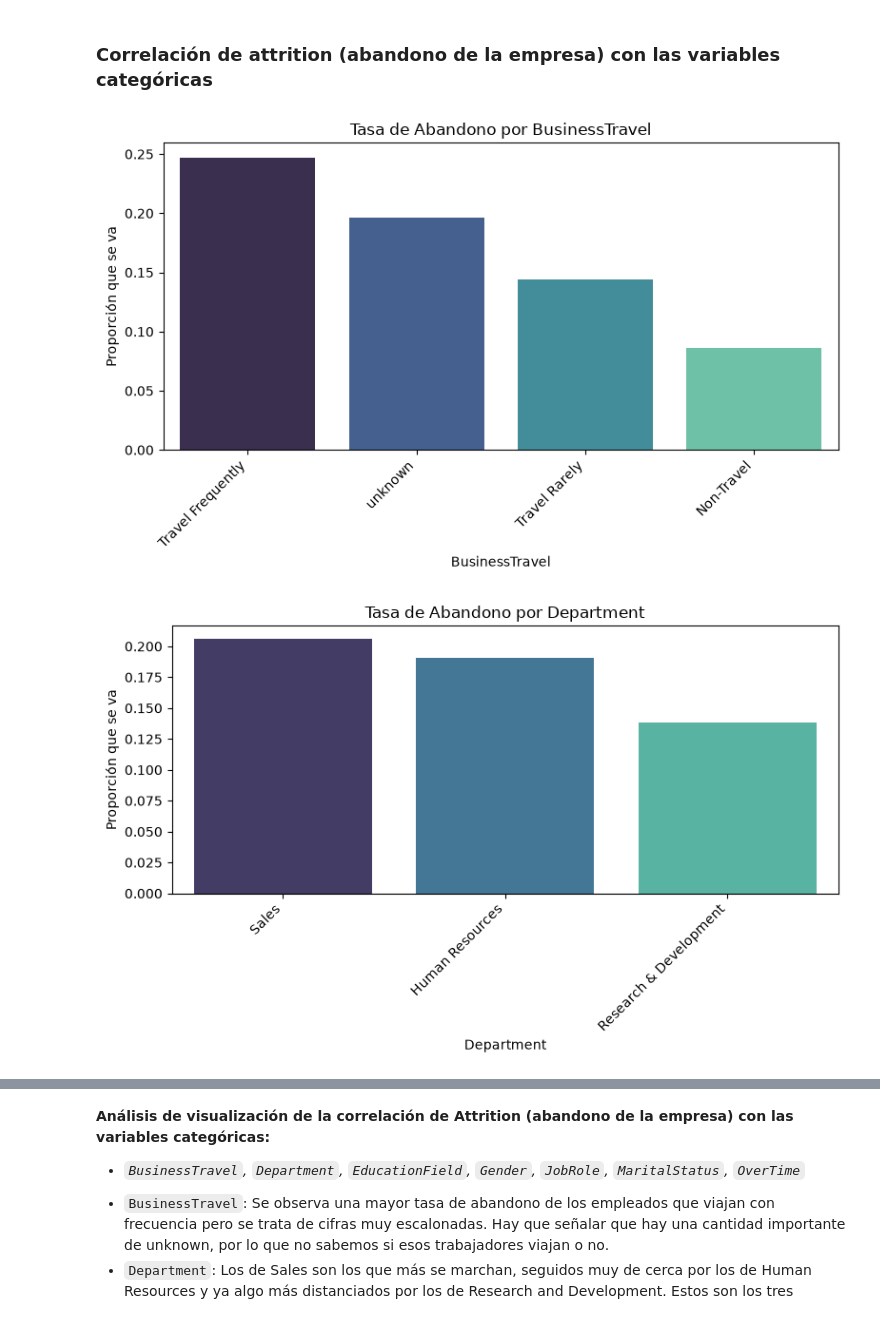
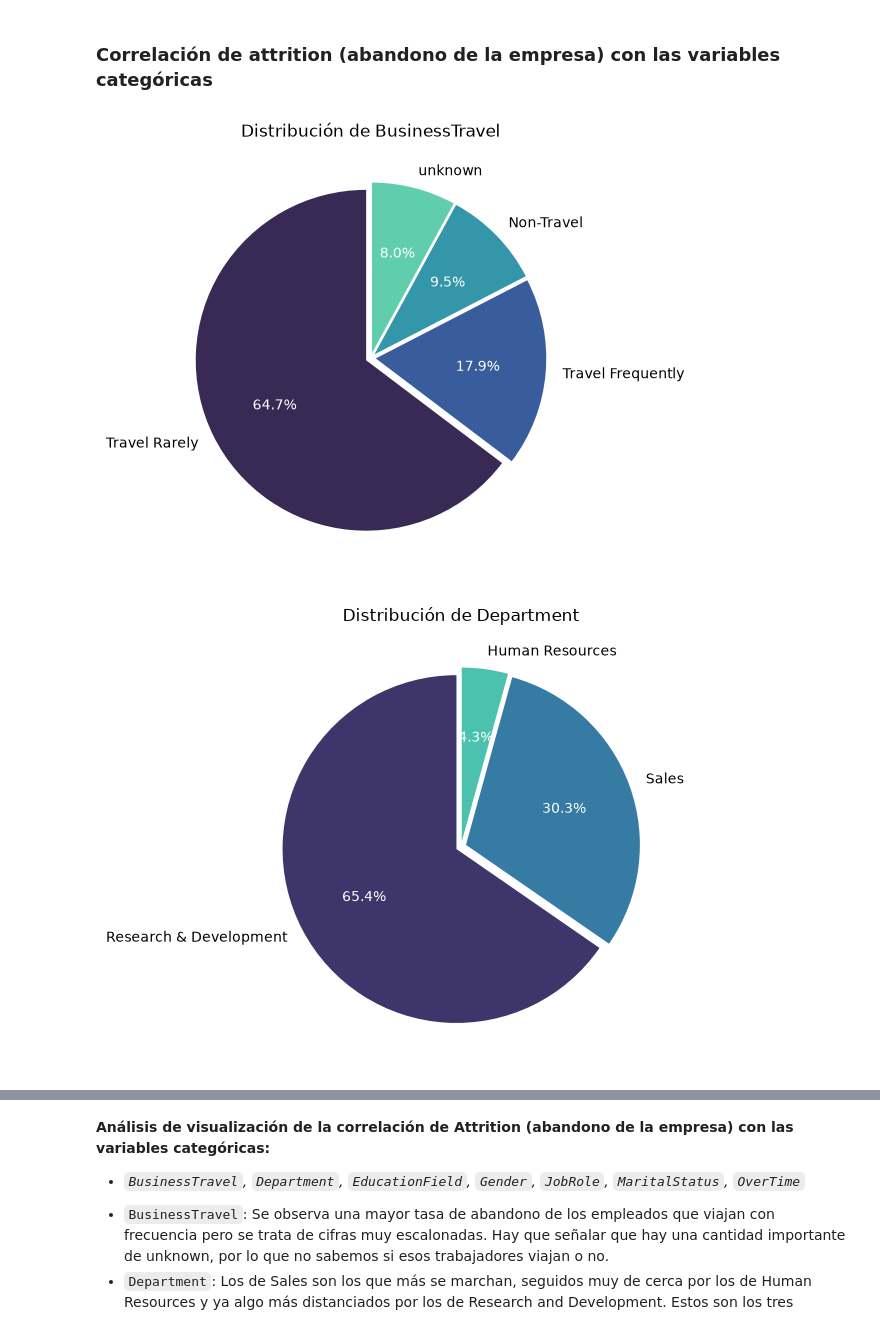
Before and after one commit to Adalab/project-da-promo-67-modulo-3-team-2, a Jupyter notebook: src/notebooks/03_Correlacion.ipynb, the cells around one changed output, grey strips where cells are left out. Saved outputs shown, nothing was run; the diff lists cells and outputs as text; code cells hidden in the pictures.

```diff
--- a/src/notebooks/03_Correlacion.ipynb
+++ b/src/notebooks/03_Correlacion.ipynb
@@ -64,6 +111,10 @@ def crear_graficos_barras(df, variables):
 # %%
-# Ejecución de la función para variables categóricas
-crear_graficos_barras(df_final, variables_categoricas)
+# Ejecución de las funciones para variables categóricas
+for variable in variables_categoricas:
+    if df_final[variable].nunique() > 5:
+        crear_graficos_barras(df_final, [variable])
+    else:
+        crear_pie(df_final, [variable])
 # %% [output]
-[figure, old version]
+[figure, new version]
-[figure, old version]
+[figure, new version]
```
Also changed, not shown: parts of 4 cells of this notebook.
